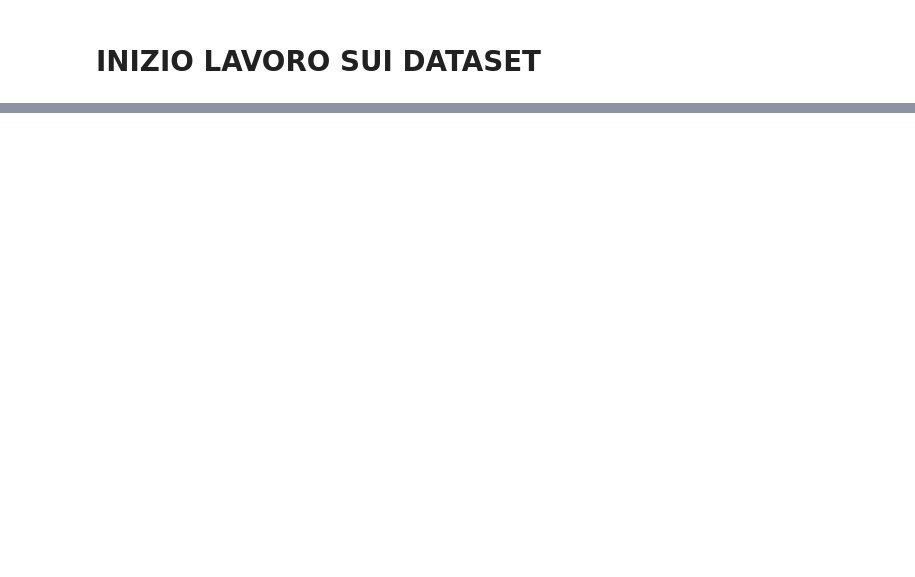
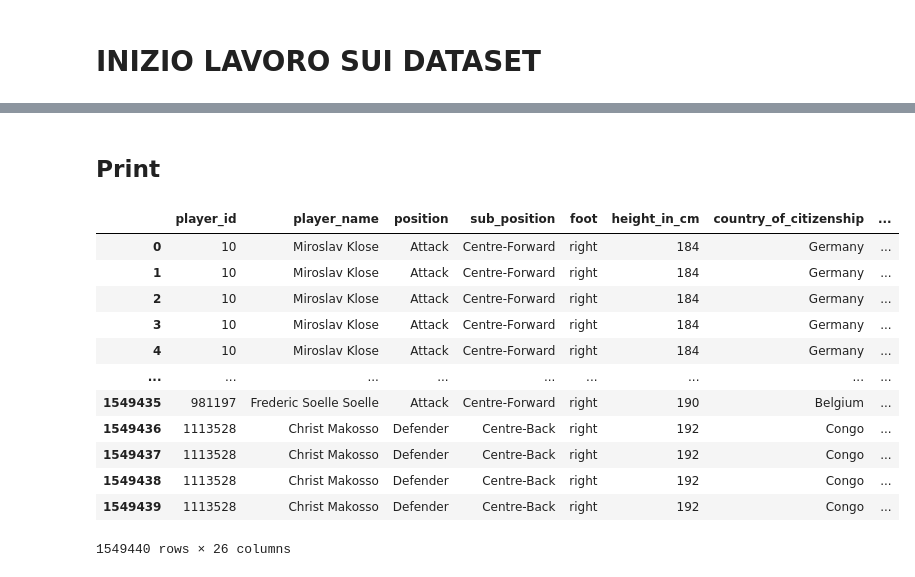
Before and after one commit to vincenzoaltavilla/thesis_project, a Jupyter notebook: thesis_project.ipynb, the cells around one changed output, grey strips where cells are left out. Drawn from its saved outputs; the diff is of its cells as text; code cells hidden in the pictures; blank space fills up the shorter version.

```diff
--- a/thesis_project.ipynb
+++ b/thesis_project.ipynb
@@ -262,0 +214,14 @@ last_updated_team_statistic = last_updated_players_statistics[last_updated_playe
+# %%
+goal_events = goal_events.groupby(['date', 'game_id', 'player_id']).agg({
+    'club_id': 'first',
+    'description': 'first',
+    'right_footed_goals': 'sum',
+    'left_footed_goals': 'sum',
+    'long_distance_goals': 'sum',
+    'direct_free_kick_goals': 'sum',
+    'penalty_goals': 'sum',
+    'header_goals': 'sum',
+    'other_kind_of_goals': 'sum',
+}).reset_index()
+
+goal_events.rename(columns=dict(zip(goal_events.columns[:5], ['goal_'+str(col) for col in goal_events.columns[:5]])), inplace=True)
@@ -262,0 +230,28 @@ last_updated_team_statistic = last_updated_players_statistics[last_updated_playe
+# %%
+players_appearances_detailed = pd.merge(players_appearances, goal_events, left_on=['game_id', 'player_id'], right_on=['goal_game_id', 'goal_player_id'], how='left')
+players_appearances_detailed = players_appearances_detailed.drop(columns=['goal_date', 'goal_game_id',
+                                                                          'goal_player_id', 'goal_club_id'])
+# %%
+players_appearances_detailed.loc[players_appearances_detailed['goals'] == 0, ['goal_description',
+                                                                              'right_footed_goals',
+                                                                              'left_footed_goals',
+                                                                              'long_distance_goals',
+                                                                              'direct_free_kick_goals',
+                                                                              'penalty_goals',
+                                                                              'header_goals',
+                                                                              'other_kind_of_goals']] = 0
+
+players_appearances_detailed = players_appearances_detailed.drop(columns=['goal_description'])
+# %%
+first_stats = players_appearances_detailed[['player_id', 'player_name', 'position', 'sub_position',
+                                            'foot',	'height_in_cm',	'country_of_citizenship',
+                                            'date_of_birth', 'club_id', 'club_name',
+                                            'club_national_league', 'top5_leagues', 'date',
+                                            'game_id', 'minutes_played', 'goals', 'assists',
+                                            'right_footed_goals', 'left_footed_goals',
+                                            'header_goals', 'direct_free_kick_goals',
+                                            'penalty_goals', 'long_distance_goals',
+                                            'other_kind_of_goals', 'yellow_cards',
+                                            'red_cards',]]
+# %% [markdown]
+## Print
@@ -262,0 +265,16 @@ last_updated_team_statistic = last_updated_players_statistics[last_updated_playe
+# %%
+first_stats
+# %% [output]
+|  | player_id | player_name | position | sub_position | foot | height_in_cm | country_of_citizenship | ... |
+| 0 | 10 | Miroslav Klose | Attack | Centre-Forward | right | 184 | Germany | ... |
+| 1 | 10 | Miroslav Klose | Attack | Centre-Forward | right | 184 | Germany | ... |
+| 2 | 10 | Miroslav Klose | Attack | Centre-Forward | right | 184 | Germany | ... |
+| 3 | 10 | Miroslav Klose | Attack | Centre-Forward | right | 184 | Germany | ... |
+| 4 | 10 | Miroslav Klose | Attack | Centre-Forward | right | 184 | Germany | ... |
+| ... | ... | ... | ... | ... | ... | ... | ... | ... |
+| 1549435 | 981197 | Frederic Soelle Soelle | Attack | Centre-Forward | right | 190 | Belgium | ... |
+| 1549436 | 1113528 | Christ Makosso | Defender | Centre-Back | right | 192 | Congo | ... |
+| 1549437 | 1113528 | Christ Makosso | Defender | Centre-Back | right | 192 | Congo | ... |
+| 1549438 | 1113528 | Christ Makosso | Defender | Centre-Back | right | 192 | Congo | ... |
+| 1549439 | 1113528 | Christ Makosso | Defender | Centre-Back | right | 192 | Congo | ... |
+1549440 rows × 26 columns
```
Also changed, not shown: parts of 33 cells of this notebook.
